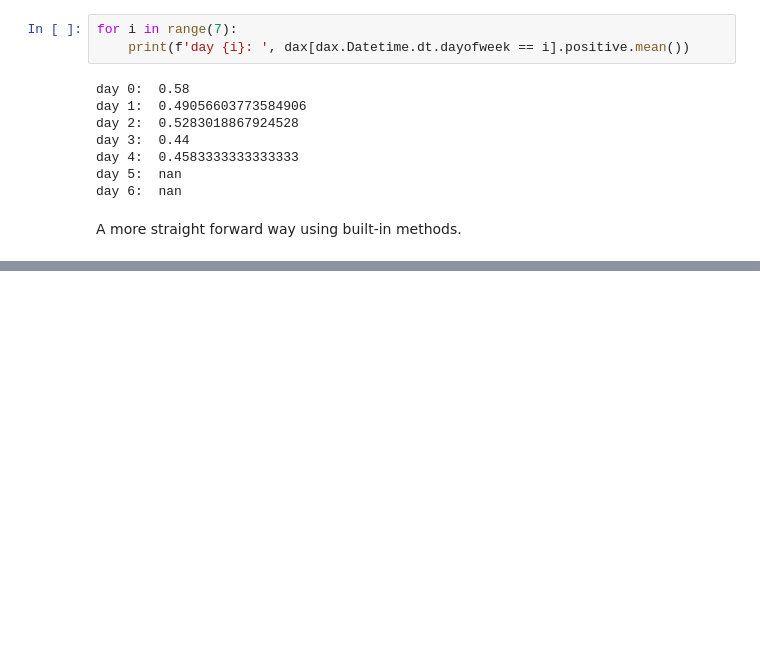
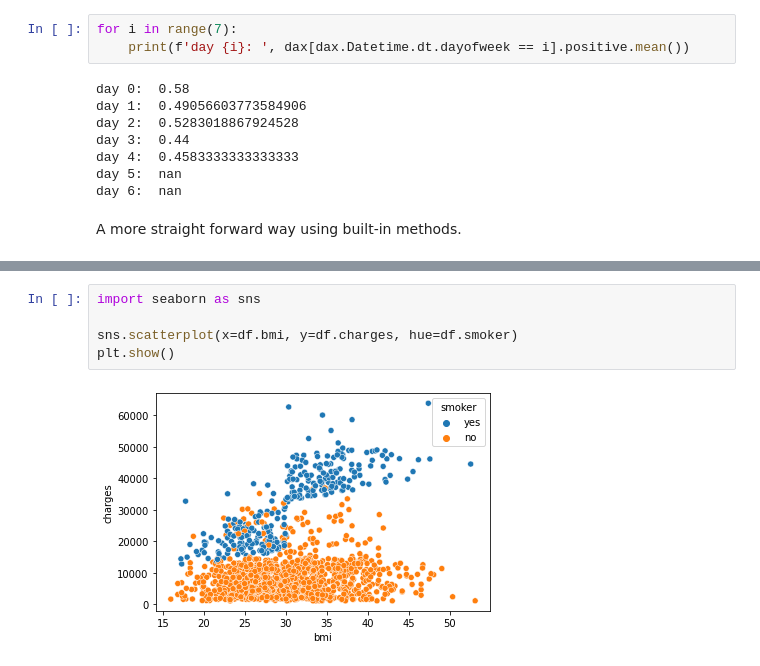
Before and after one commit to jnkng/python_introduction, a Jupyter notebook: _sources/Python_introduction.ipynb, the cells around one changed output, grey strips where cells are left out. Drawn from its saved outputs; the diff is of its cells as text; blank space fills up the shorter version.

```diff
--- a/_sources/Python_introduction.ipynb
+++ b/_sources/Python_introduction.ipynb
@@ -1386,0 +1536,7 @@ dax.groupby(['wday']).mean()  # rows with nans are not calculated
+# %%
+import seaborn as sns
+
+sns.scatterplot(x=df.bmi, y=df.charges, hue=df.smoker)
+plt.show()
+# %% [output]
+[figure, added]
```
Also changed, not shown: parts of 96 cells of this notebook, 36 other files.
